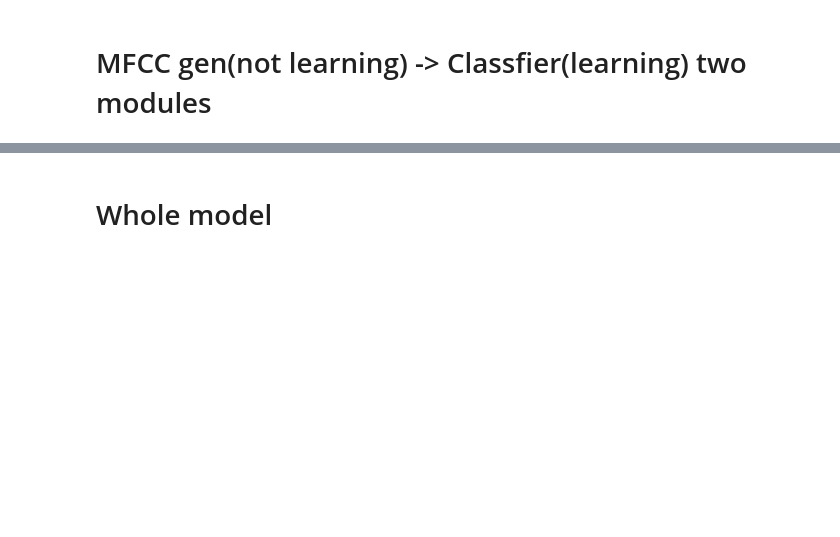
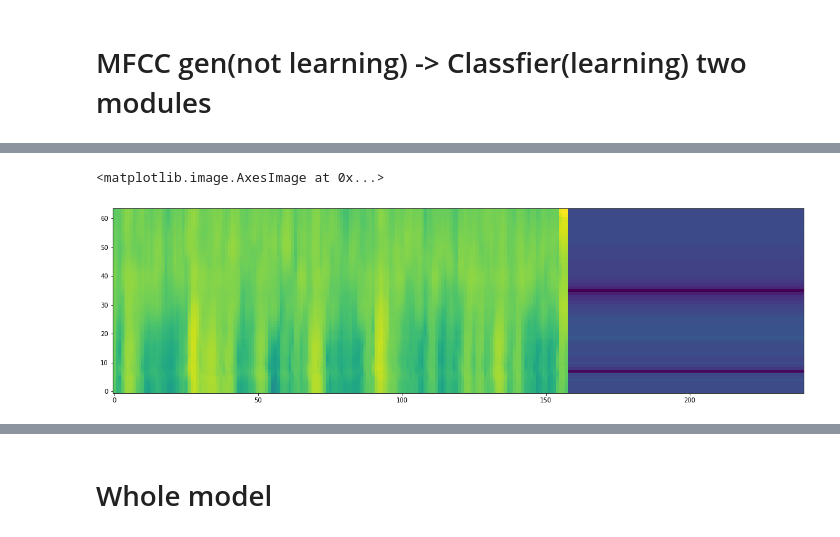
Before and after one commit to IstiaqAnsari/SpectNet, a Jupyter notebook: codes/almost trainer mfcc layer.ipynb, the cells around one changed output, grey strips where cells are left out. Saved outputs shown, nothing was run; the diff lists cells and outputs as text; code cells hidden in the pictures; blank space fills up the shorter version.

```diff
--- a/codes/almost trainer mfcc layer.ipynb
+++ b/codes/almost trainer mfcc layer.ipynb
@@ -512,0 +709,6 @@ NameError: name 'mfcc_gen' is not defined
+# %%
+plt.figure(figsize=(20,20))
+plt.imshow(to_numpy(holdval[0]),origin='lower')
+# %% [output]
+<matplotlib.image.AxesImage at 0x...>
+[figure, added]
```
Also changed, not shown: parts of 59 cells of this notebook, 4 other files.
